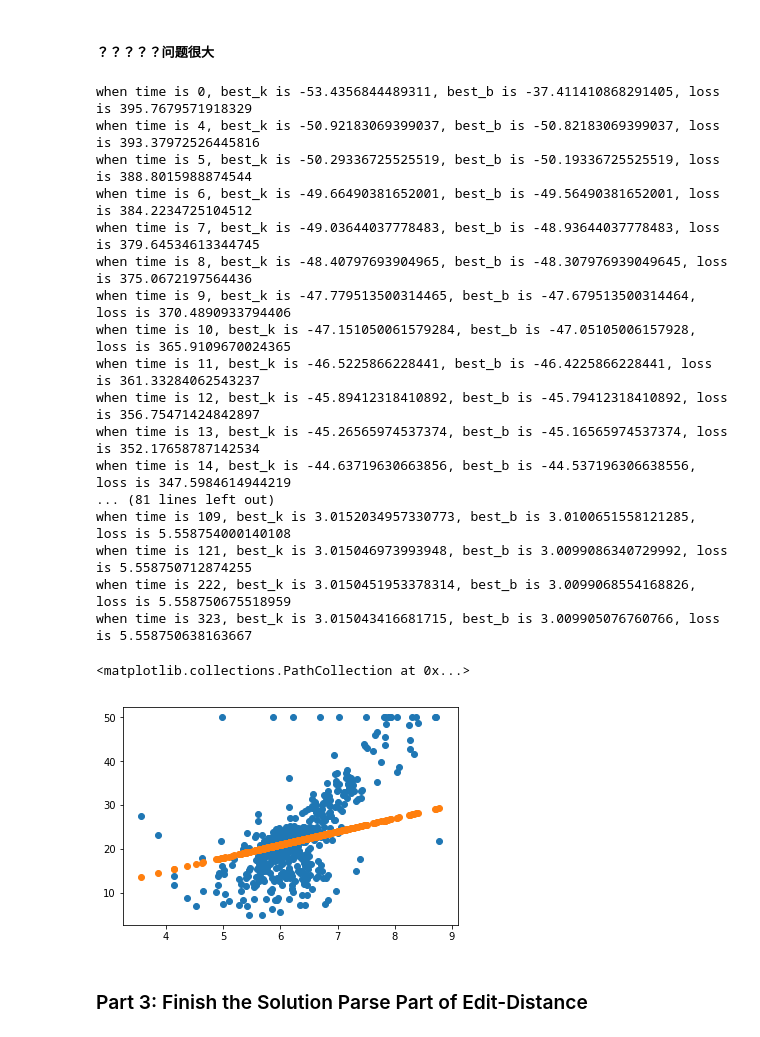
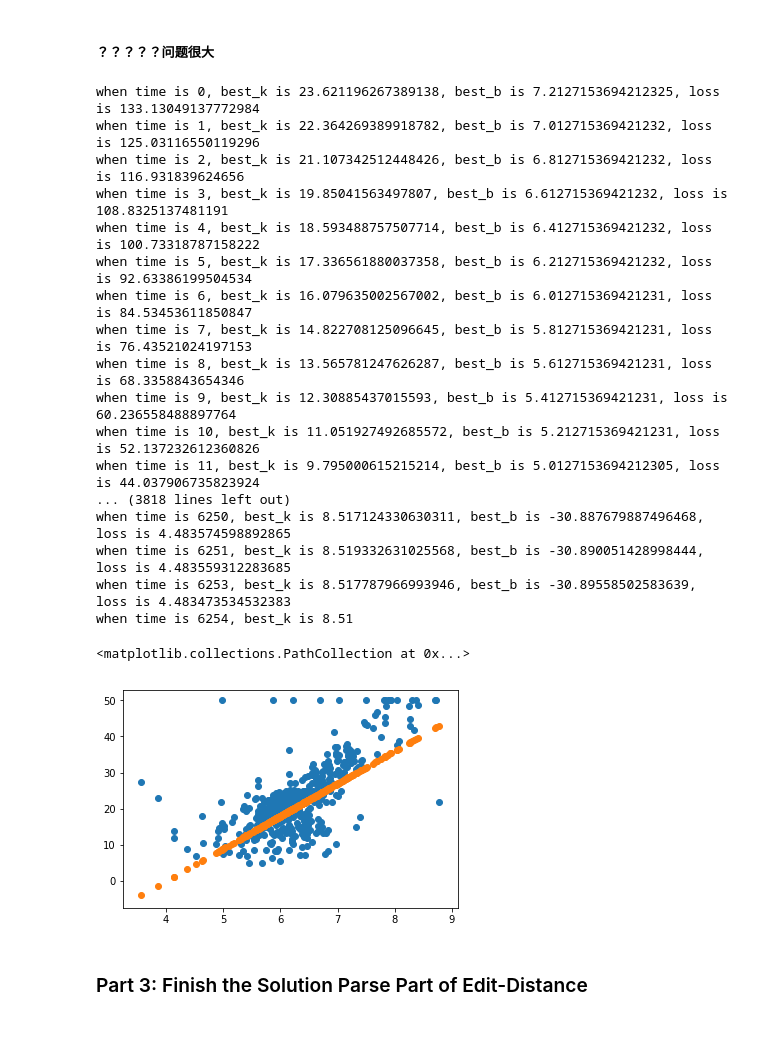
Before and after one commit to huangmgithub/NLP_Course, a Jupyter notebook: Lesson03/Assignment-03.ipynb, the cells around one changed output. Saved outputs shown, nothing was run; the diff lists cells and outputs as text; code cells hidden in the pictures.

```diff
--- a/Lesson03/Assignment-03.ipynb
+++ b/Lesson03/Assignment-03.ipynb
@@ -403,7 +409,7 @@ def partial_b(y, y_hat):
 
     return 1 / n * gradient
 # %%
-try_times = 2000
+try_times = 10000
 
 X, Y = data['data'], data['target']
 X_rm = X[:, 5]
@@ -413,7 +419,7 @@ min_loss = float('inf') #无穷大
 k = random.random() * 200 - 100
 b = random.random() * 200 - 100
 
-rate = 0.1
+rate = 0.2
 
 time_log = 0
 
@@ -430,34 +436,34 @@ for i in range(try_times):
     k_gradient = partial_k(X_rm, Y, price_by_k_and_b)
     b_gradient = partial_b(Y, price_by_k_and_b)
 
-    k = k - (-1 * k_gradient) * rate  # k与偏导方向相反
-    b = k - (-1 * b_gradient )* rate  # b与偏导方向相反
+    k = k + (-1 * k_gradient) * rate  # k与偏导方向相反
+    b = b + (-1 * b_gradient )* rate  # b与偏导方向相反
 # %% [output]
-when time is 0, best_k is -53.4356844489311, best_b is -37.411410868291405, loss is 395.7679571918329
-when time is 4, best_k is -50.92183069399037, best_b is -50.82183069399037, loss is 393.37972526445816
-when time is 5, best_k is -50.29336725525519, best_b is -50.19336725525519, loss is 388.8015988874544
-when time is 6, best_k is -49.66490381652001, best_b is -49.56490381652001, loss is 384.2234725104512
-when time is 7, best_k is -49.03644037778483, best_b is -48.93644037778483, loss is 379.64534613344745
-when time is 8, best_k is -48.40797693904965, best_b is -48.307976939049645, loss is 375.0672197564436
-when time is 9, best_k is -47.779513500314465, best_b is -47.679513500314464, loss is 370.4890933794406
-when time is 10, best_k is -47.151050061579284, best_b is -47.05105006157928, loss is 365.9109670024365
-when time is 11, best_k is -46.5225866228441, best_b is -46.4225866228441, loss is 361.33284062543237
-when time is 12, best_k is -45.89412318410892, best_b is -45.79412318410892, loss is 356.75471424842897
-when time is 13, best_k is -45.26565974537374, best_b is -45.16565974537374, loss is 352.17658787142534
-when time is 14, best_k is -44.63719630663856, best_b is -44.537196306638556, loss is 347.5984614944219
-... (81 lines left out)
-when time is 109, best_k is 3.0152034957330773, best_b is 3.0100651558121285, loss is 5.558754000140108
-when time is 121, best_k is 3.015046973993948, best_b is 3.0099086340729992, loss is 5.558750712874255
-when time is 222, best_k is 3.0150451953378314, best_b is 3.0099068554168826, loss is 5.558750675518959
-when time is 323, best_k is 3.015043416681715, best_b is 3.009905076760766, loss is 5.558750638163667
+when time is 0, best_k is 23.621196267389138, best_b is 7.2127153694212325, loss is 133.13049137772984
+when time is 1, best_k is 22.364269389918782, best_b is 7.012715369421232, loss is 125.03116550119296
+when time is 2, best_k is 21.107342512448426, best_b is 6.812715369421232, loss is 116.931839624656
+when time is 3, best_k is 19.85041563497807, best_b is 6.612715369421232, loss is 108.8325137481191
+when time is 4, best_k is 18.593488757507714, best_b is 6.412715369421232, loss is 100.73318787158222
+when time is 5, best_k is 17.336561880037358, best_b is 6.212715369421232, loss is 92.63386199504534
+when time is 6, best_k is 16.079635002567002, best_b is 6.012715369421231, loss is 84.53453611850847
+when time is 7, best_k is 14.822708125096645, best_b is 5.812715369421231, loss is 76.43521024197153
+when time is 8, best_k is 13.565781247626287, best_b is 5.612715369421231, loss is 68.3358843654346
+when time is 9, best_k is 12.30885437015593, best_b is 5.412715369421231, loss is 60.236558488897764
+when time is 10, best_k is 11.051927492685572, best_b is 5.212715369421231, loss is 52.137232612360826
+when time is 11, best_k is 9.795000615215214, best_b is 5.0127153694212305, loss is 44.037906735823924
+... (3818 lines left out)
+when time is 6250, best_k is 8.517124330630311, best_b is -30.887679887496468, loss is 4.483574598892865
+when time is 6251, best_k is 8.519332631025568, best_b is -30.890051428998444, loss is 4.483559312283685
+when time is 6253, best_k is 8.517787966993946, best_b is -30.89558502583639, loss is 4.483473534532383
+when time is 6254, best_k is 8.51
 # %%
-k = 3
-b = 3
+k = 9
+b = -36
 draw_rm_price()
 plt.scatter(X[:, 5], price(X[:, 5], k, b))
 # %% [output]
 <matplotlib.collections.PathCollection at 0x...>
-[figure, old version]
+[figure, new version]
 # %% [markdown]
 ### Part 3: Finish the Solution Parse Part of Edit-Distance
 # %%
```
Also changed, not shown: parts of 12 cells of this notebook.
